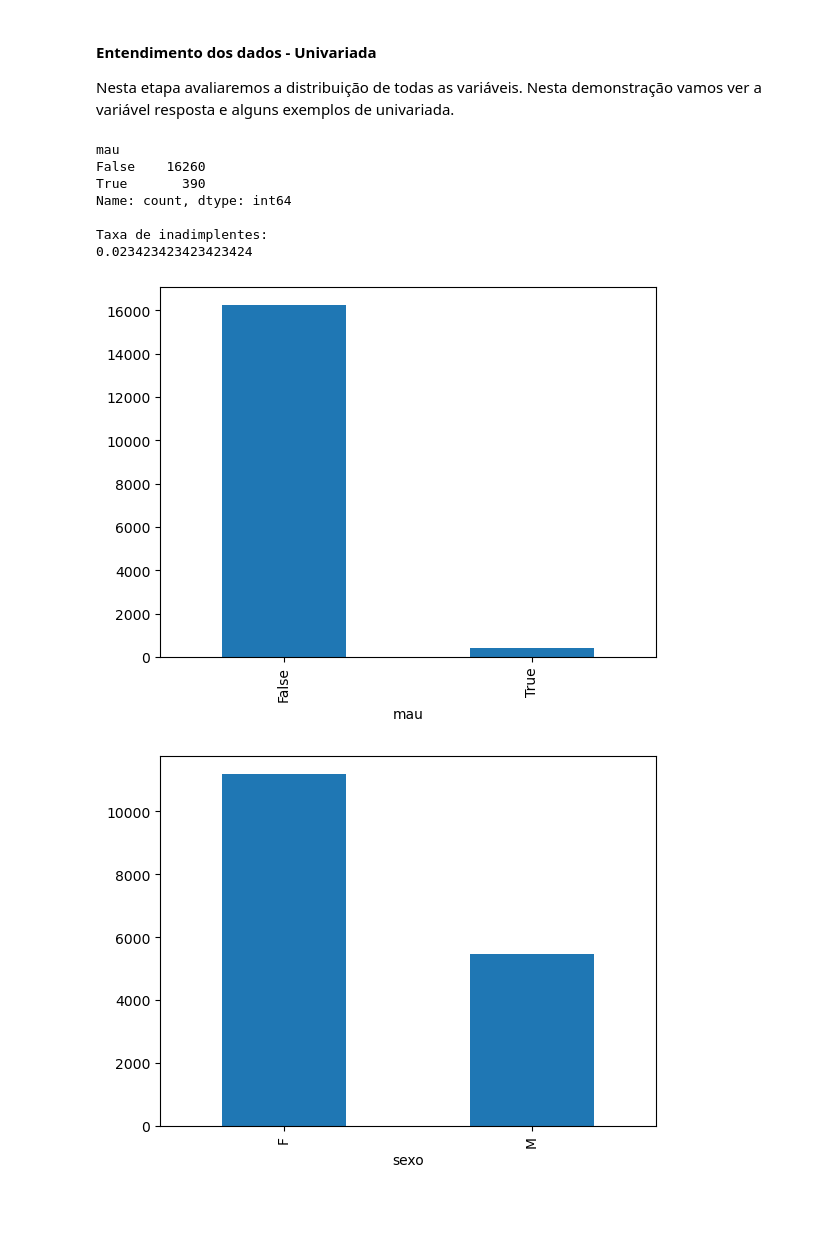
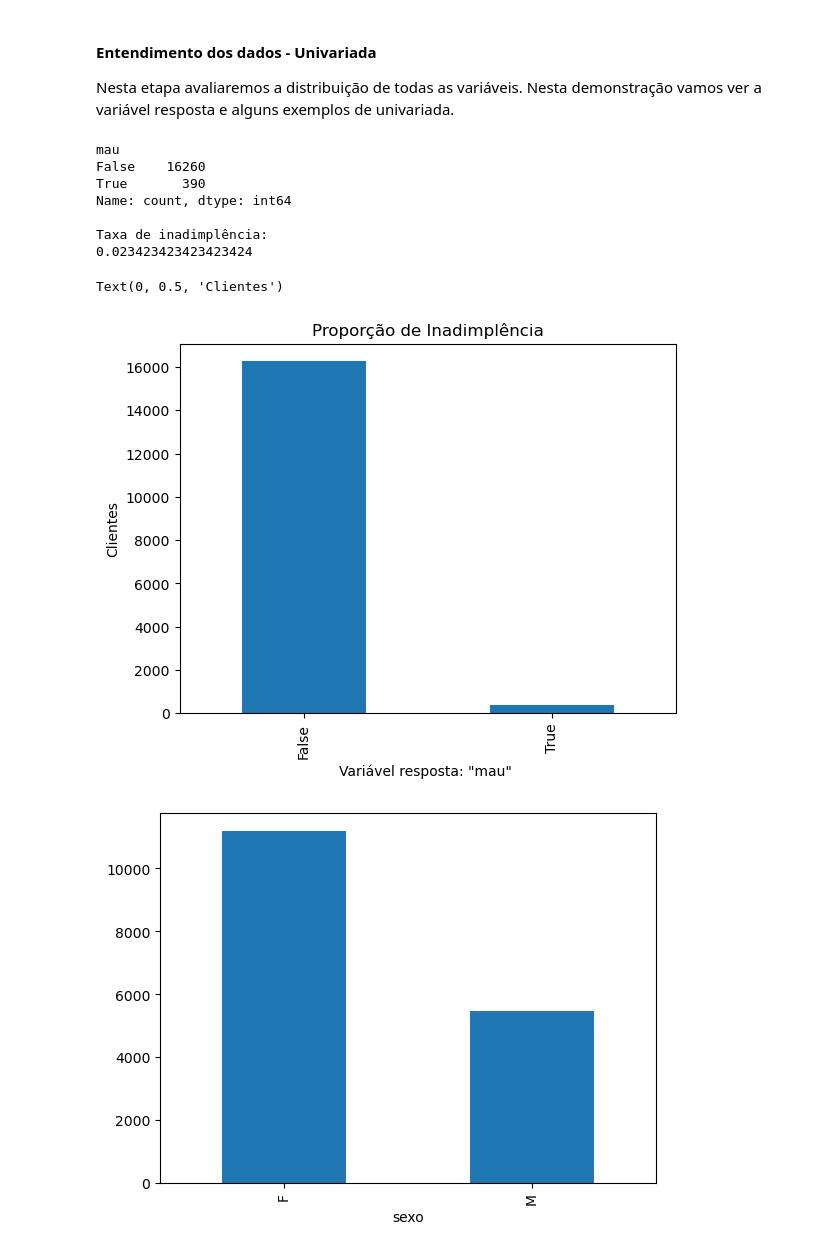
Before and after one commit to vicentee148/Classificacao_de_credito, a Jupyter notebook: Classificação de crédito.ipynb, the cells around one changed output. Drawn from its saved outputs; the diff is of its cells as text; code cells hidden in the pictures; blank space fills up the shorter version.

```diff
--- a/Classificação de crédito.ipynb
+++ b/Classificação de crédito.ipynb
@@ -76,21 +76,27 @@ Número de linhas e colunas da tabela: (16650, 16)
 Nesta etapa avaliaremos a distribuição de todas as variáveis. Nesta demonstração vamos ver a variável resposta e alguns exemplos de univariada.
 # %%
 print(df['mau'].value_counts())
-print("\nTaxa de inadimplentes:")
-print(df['mau'].mean())
+
+# Calcula a média da coluna 'mau' (representando a taxa de inadimplência)
+print(f"\nTaxa de inadimplência:\n{df['mau'].mean()}")
 # %% [output]
 mau
 False    16260
 True       390
 Name: count, dtype: int64
 
-Taxa de inadimplentes:
+Taxa de inadimplência:
 0.023423423423423424
 # %%
 var = 'mau'
 grafico_barras = df[var].value_counts().plot.bar()
+
+grafico_barras.set_title('Proporção de Inadimplência')
+grafico_barras.set_xlabel('Variável resposta: "mau" ')
+grafico_barras.set_ylabel('Clientes')
 # %% [output]
+Text(0, 0.5, 'Clientes')
-[figure, old version]
+[figure, new version]
 # %%
 var = 'sexo'
 grafico_barras = df[var].value_counts().plot.bar()
```
Also changed, not shown: parts of 18 cells of this notebook.
